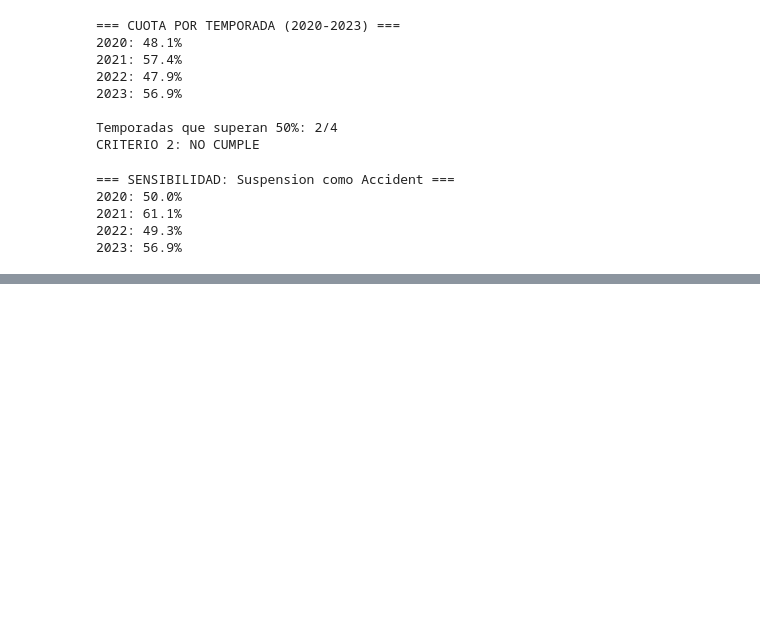
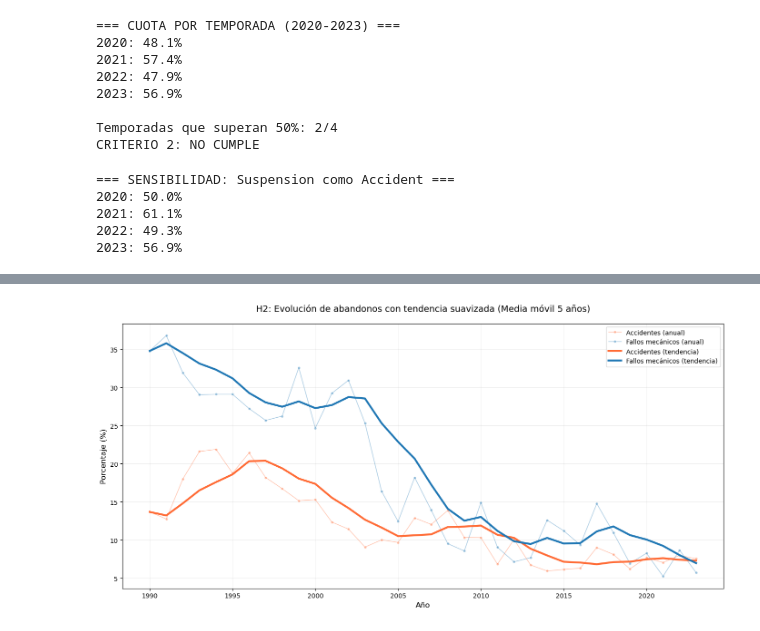
Before and after one commit to BorjaBG/EDA_F1, a Jupyter notebook: notebooks/hipotesis 2.ipynb, the cells around one changed output, grey strips where cells are left out. Cells and saved outputs as stored; diff of their text form; code cells hidden in the pictures; blank space fills up the shorter version.

```diff
--- a/notebooks/hipotesis 2.ipynb
+++ b/notebooks/hipotesis 2.ipynb
@@ -242,0 +273,55 @@ H2 SE CONFIRMA bajo el escenario de sensibilidad
+# %%
+# Media móvil de 5 años para suavizar
+window = 5
+acc_mm = accidentes_90_23.rolling(window=window, min_periods=1).mean()
+mec_mm = mecanicos_90_23.rolling(window=window, min_periods=1).mean()
+
+plt.figure(figsize=(14, 7))
+
+# Datos reales (transparentes)
+sns.lineplot(
+    data=accidentes_90_23,
+    marker='o',
+    markersize=4,
+    color='#FF6B35',
+    label='Accidentes (anual)',
+    linewidth=1,
+    alpha=0.4
+)
+sns.lineplot(
+    data=mecanicos_90_23,
+    marker='o',
+    markersize=4,
+    color='#1F77B4',
+    label='Fallos mecánicos (anual)',
+    linewidth=1,
+    alpha=0.4
+)
+
+# Media móvil (destacada)
+sns.lineplot(
+    data=acc_mm,
+    color='#FF6B35',
+    label='Accidentes (tendencia)',
+    linewidth=3
+)
+sns.lineplot(
+    data=mec_mm,
+    color='#1F77B4',
+    label='Fallos mecánicos (tendencia)',
+    linewidth=3
+)
+
+plt.title(
+    'H2: Evolución de abandonos con tendencia suavizada (Media móvil 5 años)',
+    fontsize=14,
+    pad=20
+)
+plt.xlabel('Año', fontsize=12)
+plt.ylabel('Porcentaje (%)', fontsize=12)
+plt.legend(fontsize=10)
+plt.grid(True, alpha=0.2)
+plt.tight_layout()
+plt.show()
+# %% [output]
+[figure, added]
```
Also changed, not shown: parts of 3 cells of this notebook, 1 other file.
